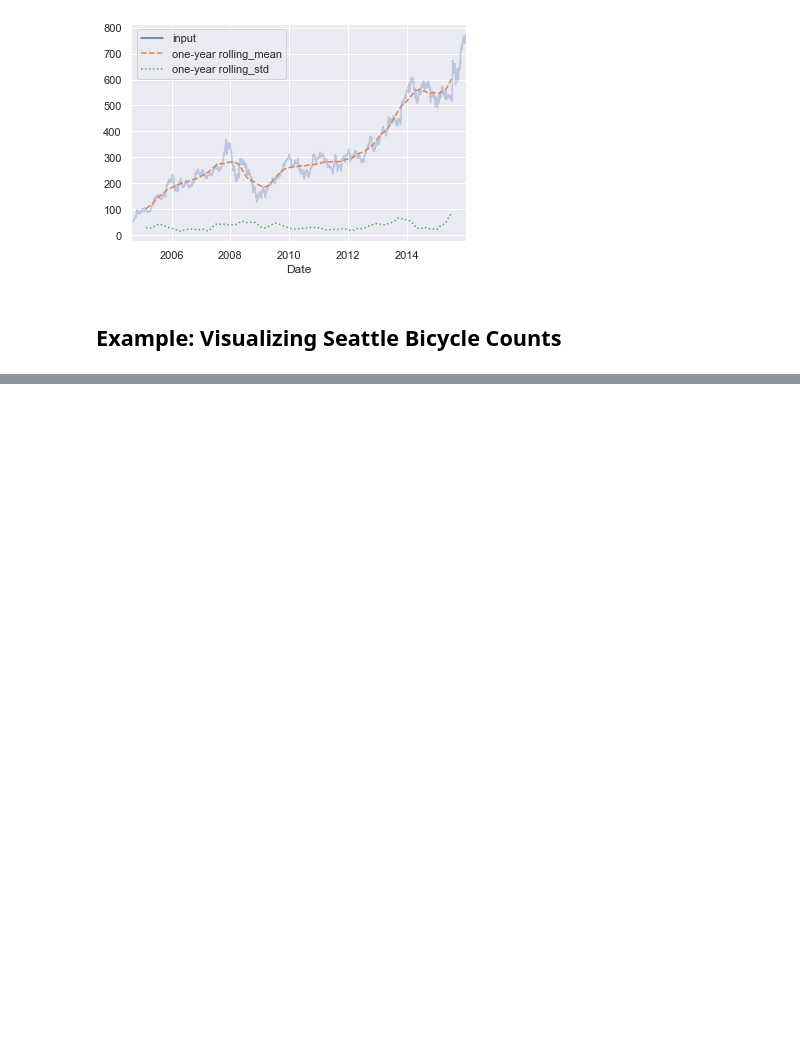
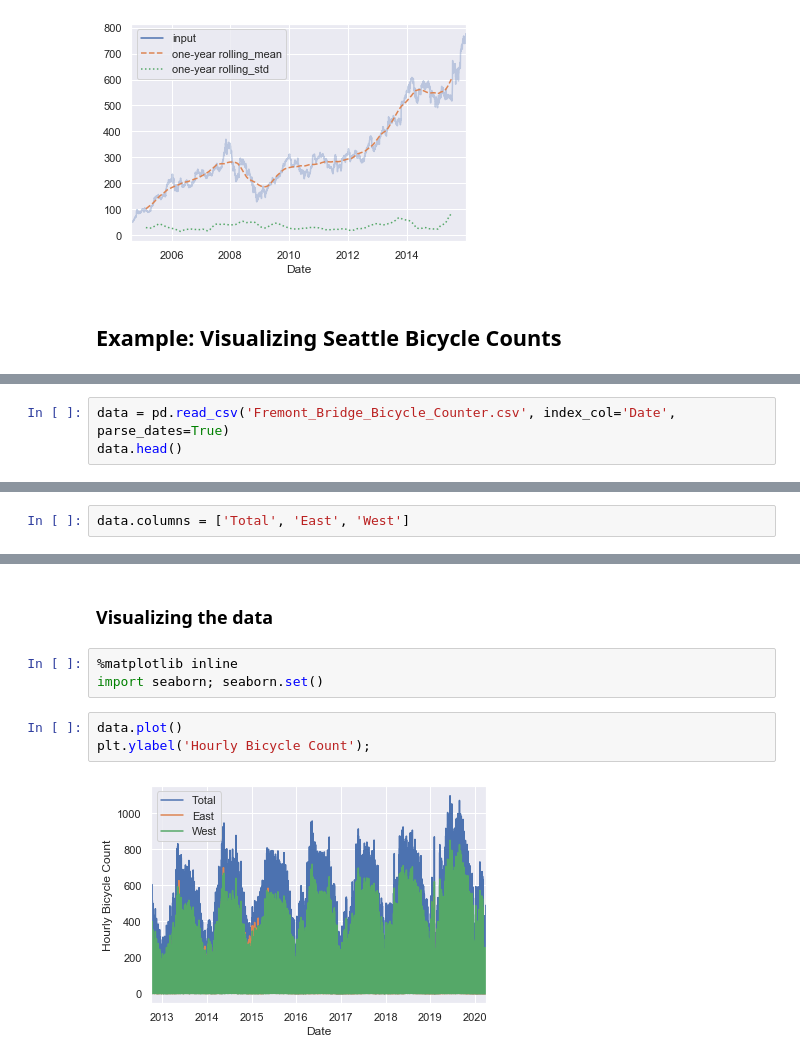
Before and after one commit to chriskwkim/python-data-science, a Jupyter notebook: 03-11 Working with Time Series.ipynb, the cells around one changed output, grey strips where cells are left out. Saved outputs shown, nothing was run; the diff lists cells and outputs as text; blank space fills up the shorter version.

Commit message:
pandas date time

```diff
--- a/03-11 Working with Time Series.ipynb
+++ b/03-11 Working with Time Series.ipynb
@@ -347 +347,4 @@ ax.lines[0].set_alpha(0.3)
 # https://data.seattle.gov/api/views/65db-xm6k/rows.csv?accessType=DOWNLOAD
+# %%
+data = pd.read_csv('Fremont_Bridge_Bicycle_Counter.csv', index_col='Date', parse_dates=True)
+data.head()
@@ -347,0 +359,2 @@ ax.lines[0].set_alpha(0.3)
+# %%
+data.columns = ['Total', 'East', 'West']
@@ -347,0 +395,10 @@ ax.lines[0].set_alpha(0.3)
+# %% [markdown]
+### Visualizing the data
+# %%
+%matplotlib inline
+import seaborn; seaborn.set()
+# %%
+data.plot()
+plt.ylabel('Hourly Bicycle Count');
+# %% [output]
+[figure, added]
```
Also changed, not shown: parts of 15 cells of this notebook.
